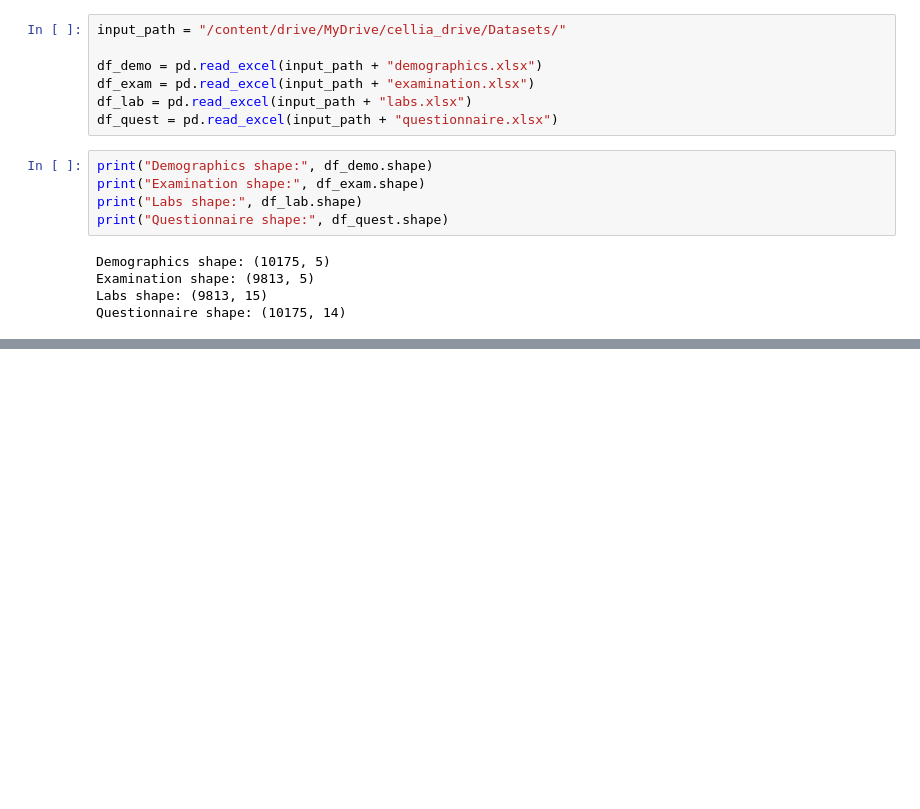
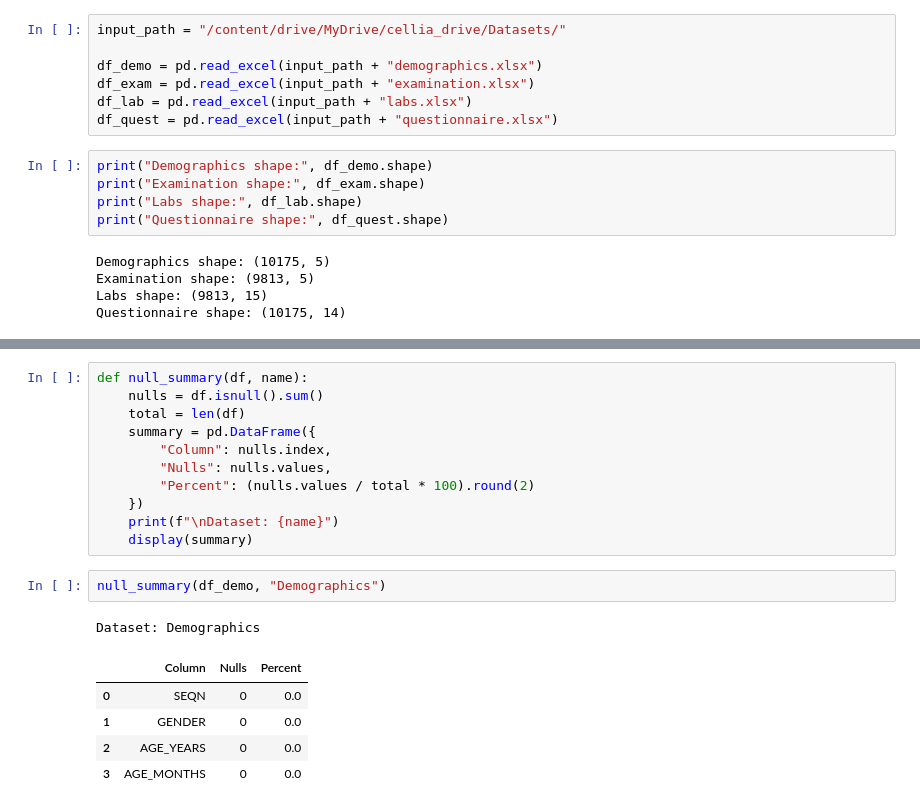
Before and after one commit to FrancoPalavicinoG/cellia, a Jupyter notebook: notebooks/02_ETL.ipynb, the cells around one changed output, grey strips where cells are left out. Saved outputs shown, nothing was run; the diff lists cells and outputs as text; blank space fills up the shorter version.

```diff
--- a/notebooks/02_ETL.ipynb
+++ b/notebooks/02_ETL.ipynb
@@ -36,0 +127,20 @@ Questionnaire shape: (10175, 14)
+# %%
+def null_summary(df, name):
+    nulls = df.isnull().sum()
+    total = len(df)
+    summary = pd.DataFrame({
+        "Column": nulls.index,
+        "Nulls": nulls.values,
+        "Percent": (nulls.values / total * 100).round(2)
+    })
+    print(f"\nDataset: {name}")
+    display(summary)
+# %%
+null_summary(df_demo, "Demographics")
+# %% [output]
+Dataset: Demographics
+|  | Column | Nulls | Percent |
+| 0 | SEQN | 0 | 0.0 |
+| 1 | GENDER | 0 | 0.0 |
+| 2 | AGE_YEARS | 0 | 0.0 |
+| 3 | AGE_MONTHS | 0 | 0.0 |
```
Also changed, not shown: parts of 22 cells of this notebook.
